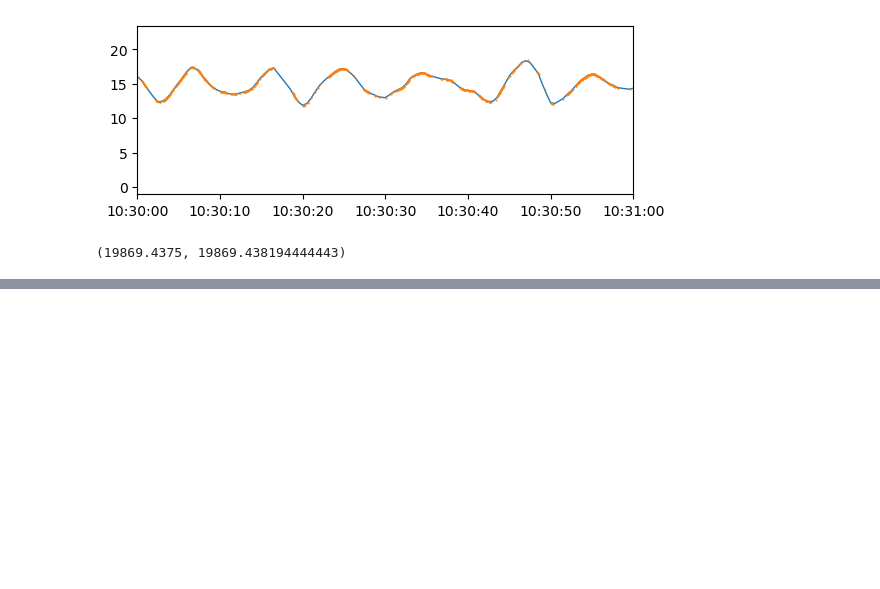
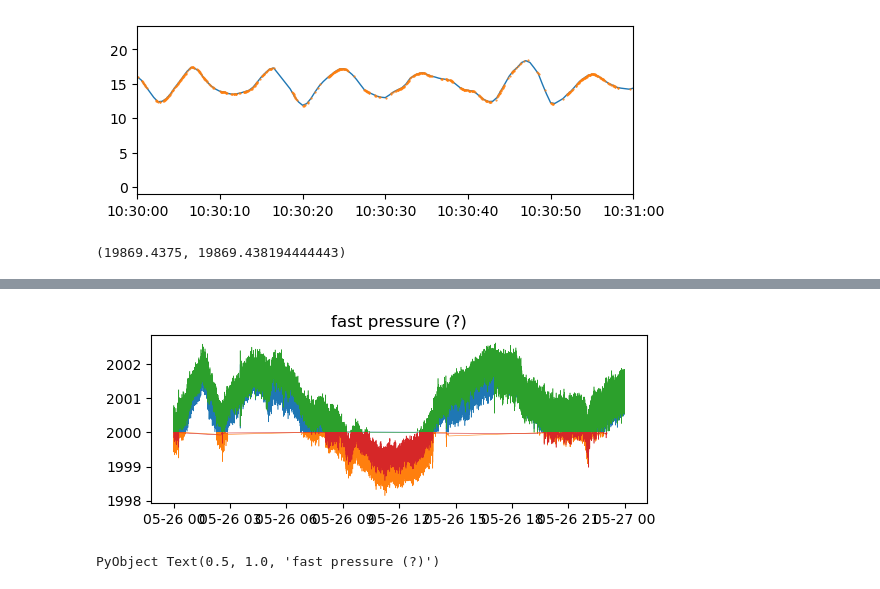
Before and after one commit to deszoeke/ASTRAL-mast, a Jupyter notebook: read_lsr.ipynb, the cells around one changed output, grey strips where cells are left out. Saved outputs shown, nothing was run; the diff lists cells and outputs as text; code cells hidden in the pictures; blank space fills up the shorter version.

```diff
--- a/read_lsr.ipynb
+++ b/read_lsr.ipynb
@@ -143,0 +181,15 @@ xlim([DateTime(2024,5,26,10,30), DateTime(2024,5,26,10,31)])
+# %%
+clf()
+subplot(2,1,1)
+ii = Fp0[:press] .> 10_000
+plot(Fp0[:time][ii], Fp0[:press][ii].-9e3, linewidth=0.4)
+plot(Fp0[:time][.!ii], Fp0[:press][.!ii], linewidth=0.4)
+ii = Fp2[:press] .> 10_000
+plot(Fp2[:time][ii], Fp2[:press][ii].-9e3, linewidth=0.4)
+plot(Fp2[:time][.!ii], Fp2[:press][.!ii], linewidth=0.4)
+# xlim([DateTime(2024,5,26,10,30), DateTime(2024,5,26,10,31)])
+# ylim([1998.5, 2000])
+title("fast pressure (?)")
+# %% [output]
+[figure, added]
+PyObject Text(0.5, 1.0, 'fast pressure (?)')
```
Also changed, not shown: parts of 9 cells of this notebook, 4 other files.
